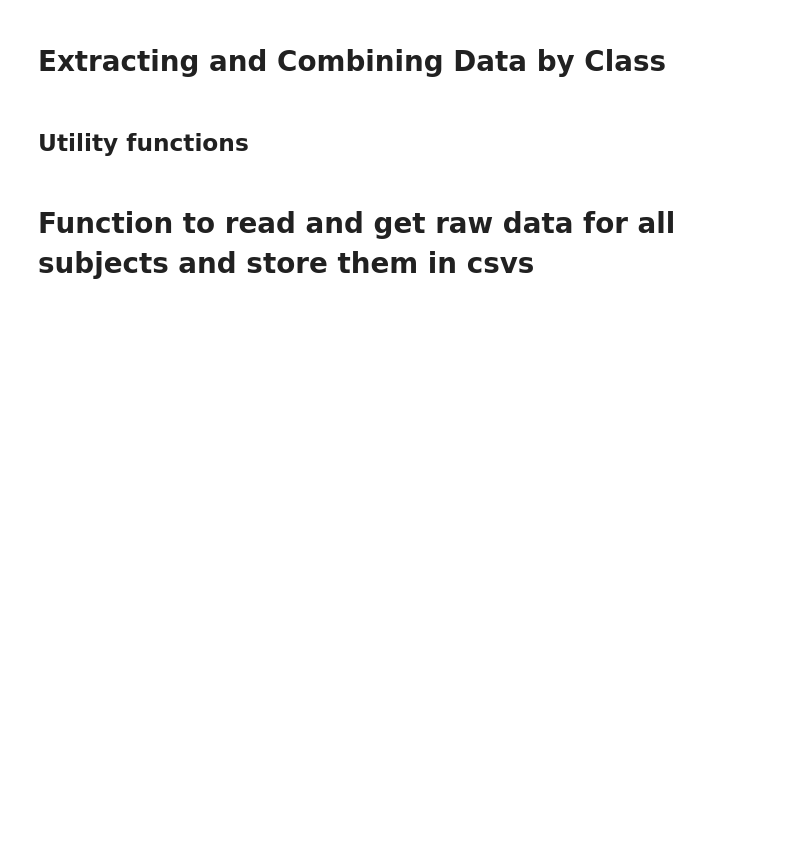
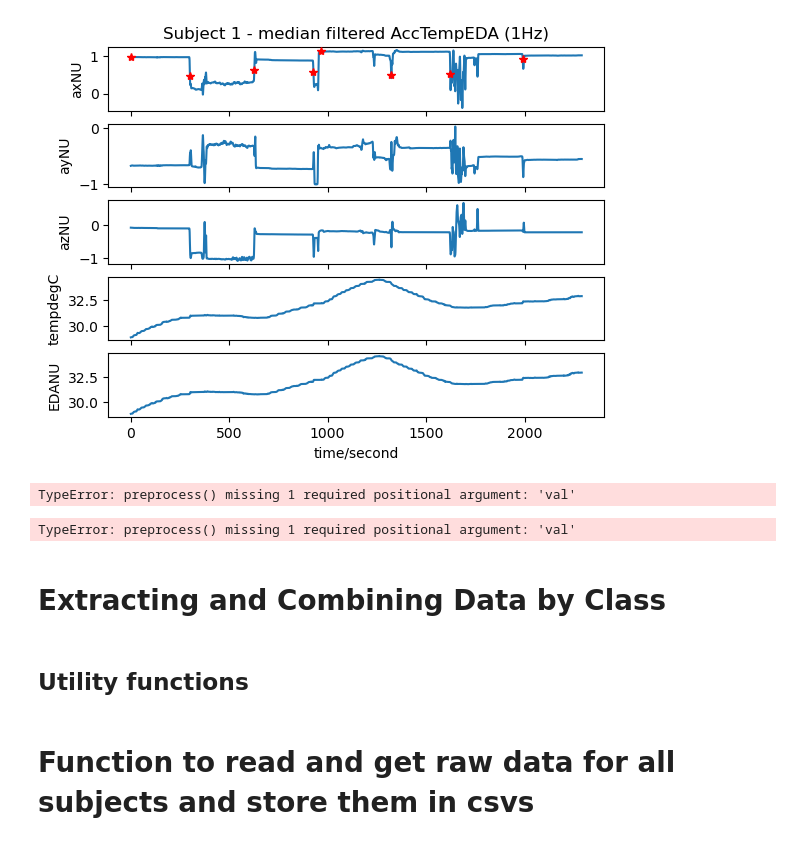
Before and after one commit to Yasmina-Mahdy/Machine-Project, a Jupyter notebook: main.ipynb, the cells around one changed output. Saved outputs shown, nothing was run; the diff lists cells and outputs as text; code cells hidden in the pictures; blank space fills up the shorter version.

```diff
--- a/main.ipynb
+++ b/main.ipynb
@@ -72,0 +76,4 @@ Subject 2 Metadata:
+# %%
+sub = data_list[1]
+#print()
+print(sub['acc_temp_eda'].p_signal)
@@ -79 +94,13 @@ wfdb.plot_wfdb( record=subject['spo2_hr'], annotation=subject['annotations'], ti
 [figure]
+# %%
+# val is 1 incase labels are included 0 otherwise
+def preprocess(wavevec):
+    final_vec = [] # stores the filtered signals
+    for i in range(0,len(wavevec[0])): # goes through each point in the signal
+        one_col = [wavevec[s][i].astype(float) for s in range(0,len(wavevec))] # filters column by column
+        one_col = medfilt(one_col, kernel_size=9) # filtering each column
+        if i == 0:
+            final_vec = one_col
+        else:
+            final_vec = np.column_stack((final_vec, one_col))
+    return final_vec
@@ -80,3 +111,17 @@ wfdb.plot_wfdb( record=subject['spo2_hr'], annotation=subject['annotations'], ti
+# %%
+sub['acc_temp_eda'].p_signal = preprocess(sub['acc_temp_eda'].p_signal)
+wfdb.plot_wfdb( record=sub['acc_temp_eda'], annotation=subject['annotations'], time_units='seconds', title='Subject 1 - median filtered AccTempEDA (1Hz)')
+# %% [output]
+[figure, added]
+# %%
+preprocess(sub['acc_temp_eda'])
+# %% [output]
+TypeError: preprocess() missing 1 required positional argument: 'val'
+# %%
+sub['acc_temp_eda'].p_signal = preprocess(sub['acc_temp_eda'])
+wfdb.plot_wfdb( record=sub['acc_temp_eda'], annotation=subject['annotations'], time_units='seconds', title='Subject 1 - gaussian filtered AccTempEDA (1Hz)')
+# %% [output]
+TypeError: preprocess() missing 1 required positional argument: 'val'
 # %% [markdown]
 # Extracting and Combining Data by Class
 # %% [markdown]
```
Also changed, not shown: parts of 12 cells of this notebook, 21 other files.
